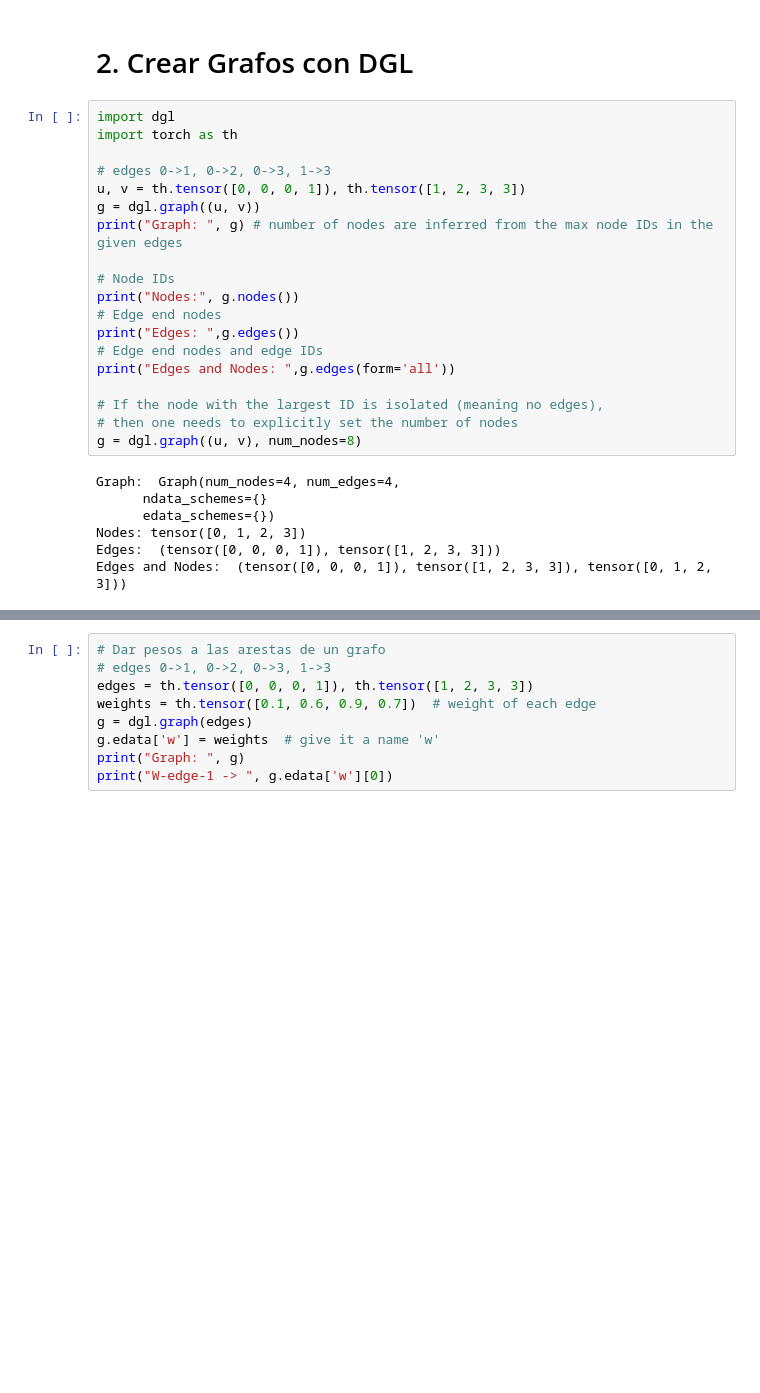
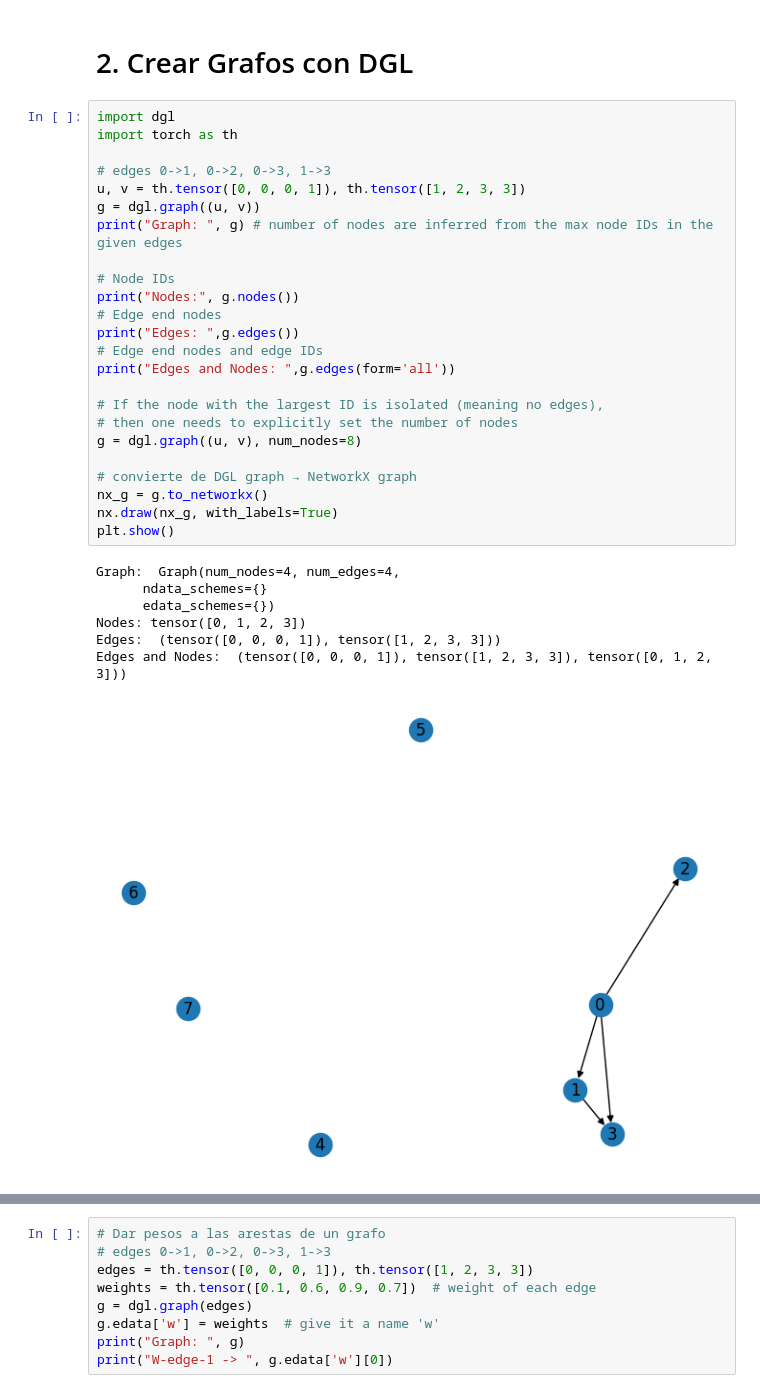
Before and after one commit to cfabianbarretop/argumentation-dataset, a Jupyter notebook: graph/basic_dgl.ipynb, the cells around one changed output, grey strips where cells are left out. Saved outputs shown, nothing was run; the diff lists cells and outputs as text; blank space fills up the shorter version.

Commit message:
init with graph

```diff
--- a/basic_dgl.ipynb
+++ b/graph/basic_dgl.ipynb
@@ -292,29 +292,35 @@ Epoch 00029 | Loss 1.8862 | Time(s) 0.0836
 # %%
 import dgl
 import torch as th
 
 # edges 0->1, 0->2, 0->3, 1->3
 u, v = th.tensor([0, 0, 0, 1]), th.tensor([1, 2, 3, 3])
 g = dgl.graph((u, v))
 print("Graph: ", g) # number of nodes are inferred from the max node IDs in the given edges
 
 # Node IDs
 print("Nodes:", g.nodes())
 # Edge end nodes
 print("Edges: ",g.edges())
 # Edge end nodes and edge IDs
 print("Edges and Nodes: ",g.edges(form='all'))
 
 # If the node with the largest ID is isolated (meaning no edges),
 # then one needs to explicitly set the number of nodes
 g = dgl.graph((u, v), num_nodes=8)
+
+# convierte de DGL graph → NetworkX graph
+nx_g = g.to_networkx()
+nx.draw(nx_g, with_labels=True)
+plt.show()
 # %% [output]
 Graph:  Graph(num_nodes=4, num_edges=4,
       ndata_schemes={}
       edata_schemes={})
 Nodes: tensor([0, 1, 2, 3])
 Edges:  (tensor([0, 0, 0, 1]), tensor([1, 2, 3, 3]))
 Edges and Nodes:  (tensor([0, 0, 0, 1]), tensor([1, 2, 3, 3]), tensor([0, 1, 2, 3]))
+[figure, added]
 # %%
 #Grafos Bidireccionales
 
```
Also changed, not shown: parts of 2 cells of this notebook, 7 other files.
